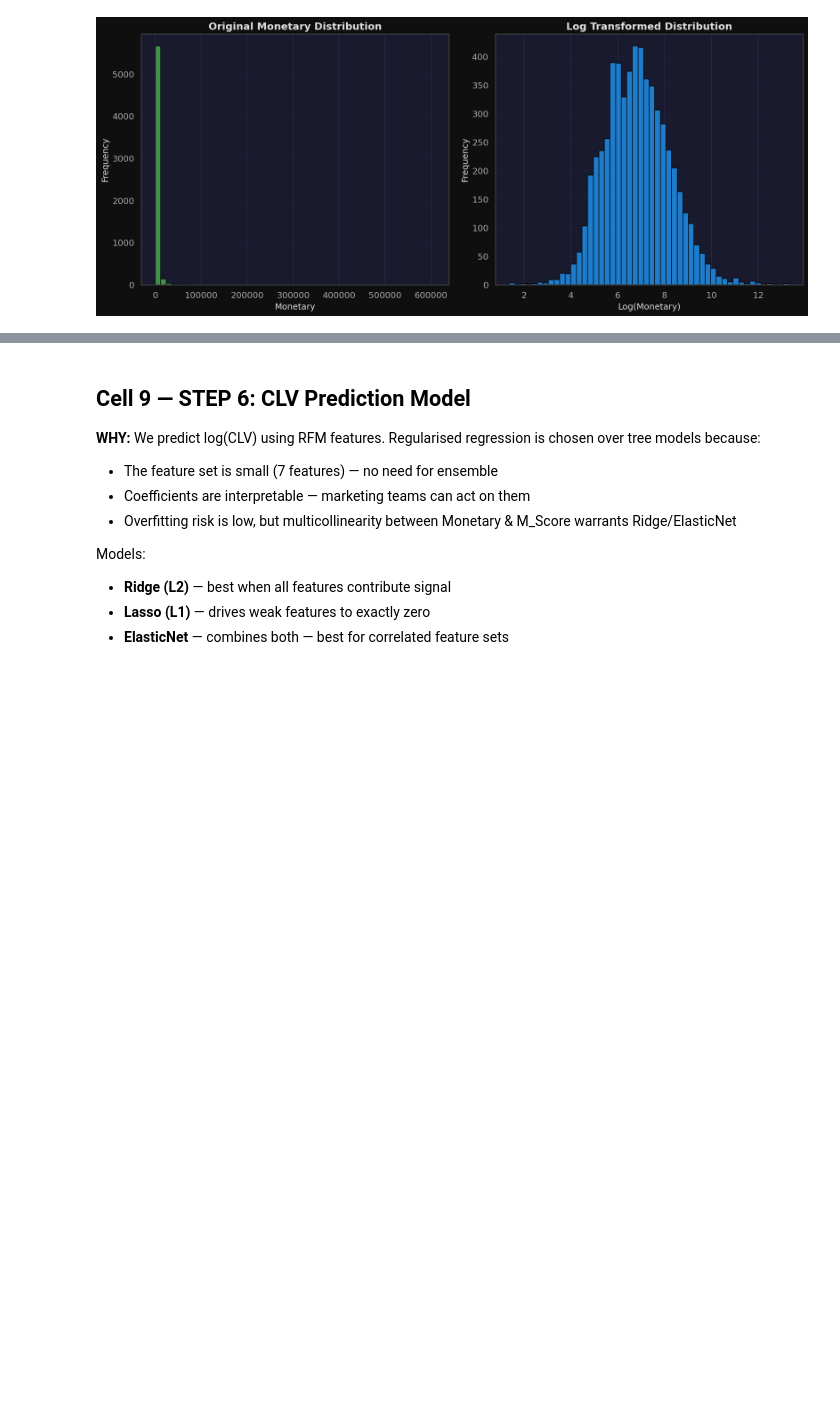
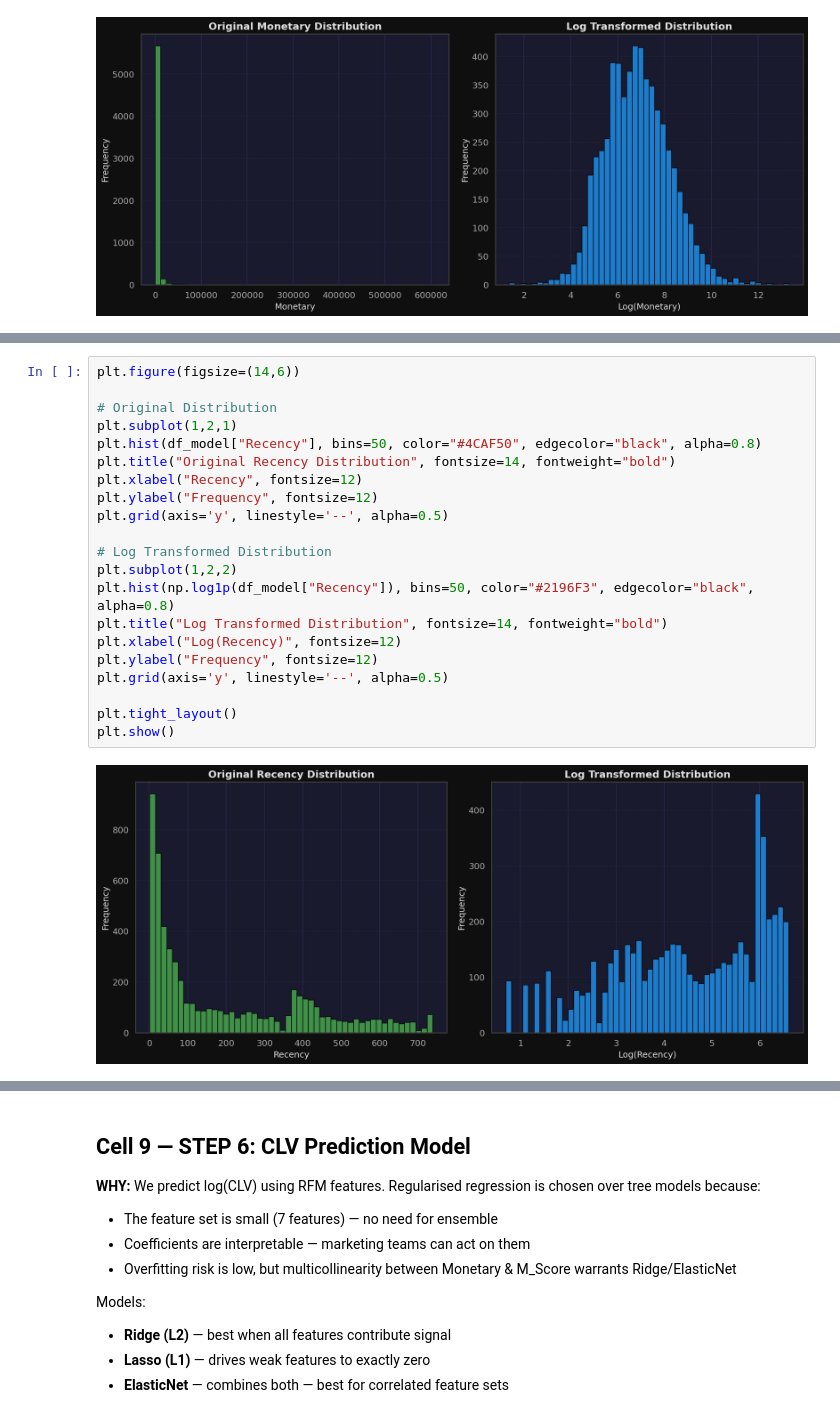
Before and after one commit to pmhiremath/customer_lifetime_value, a Jupyter notebook: customer_lifetime_value.ipynb, the cells around one changed output, grey strips where cells are left out. Cells and saved outputs as stored; diff of their text form; blank space fills up the shorter version.

```diff
--- a/customer_lifetime_value.ipynb
+++ b/customer_lifetime_value.ipynb
@@ -509,3 +557,26 @@ plt.show()
+# %%
+plt.figure(figsize=(14,6))
+
+# Original Distribution
+plt.subplot(1,2,1)
+plt.hist(df_model["Recency"], bins=50, color="#4CAF50", edgecolor="black", alpha=0.8)
+plt.title("Original Recency Distribution", fontsize=14, fontweight="bold")
+plt.xlabel("Recency", fontsize=12)
+plt.ylabel("Frequency", fontsize=12)
+plt.grid(axis='y', linestyle='--', alpha=0.5)
+
+# Log Transformed Distribution
+plt.subplot(1,2,2)
+plt.hist(np.log1p(df_model["Recency"]), bins=50, color="#2196F3", edgecolor="black", alpha=0.8)
+plt.title("Log Transformed Distribution", fontsize=14, fontweight="bold")
+plt.xlabel("Log(Recency)", fontsize=12)
+plt.ylabel("Frequency", fontsize=12)
+plt.grid(axis='y', linestyle='--', alpha=0.5)
+
+plt.tight_layout()
+plt.show()
+# %% [output]
+[figure, added]
 # %%
 
 
```
Also changed, not shown: parts of 16 cells of this notebook.
